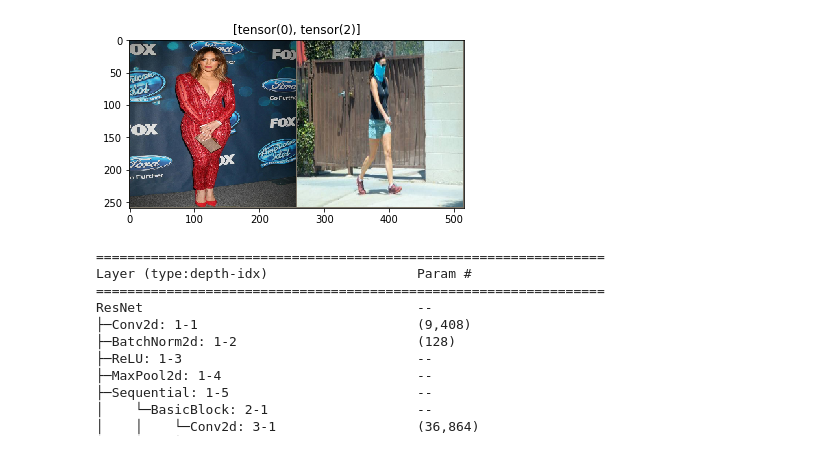
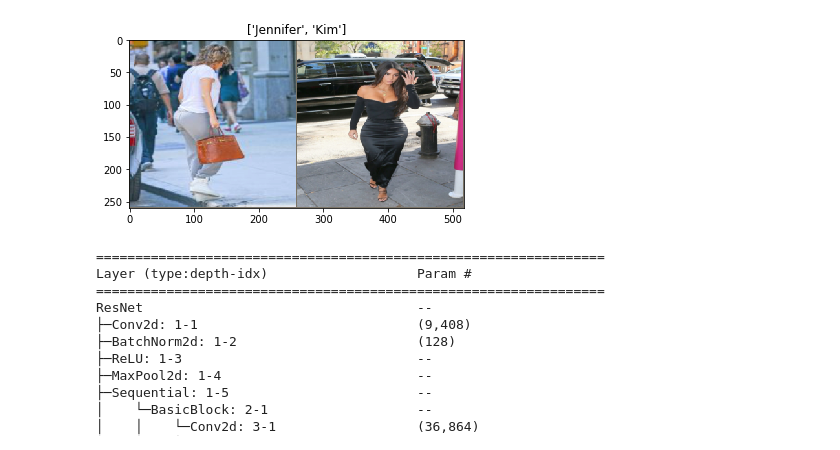
Before and after one commit to AdamClarkStandke/Transfer-Learining, a Jupyter notebook: TransferLearning.ipynb, the cells around one changed output. Cells and saved outputs as stored; diff of their text form; code cells hidden in the pictures.

```diff
--- a/TransferLearning.ipynb
+++ b/TransferLearning.ipynb
@@ -37,5 +22,4 @@ from PIL import Image
 import matplotlib.pyplot as plt
 import time
 # %%
-img_dir = "/mnt/chromeos/GoogleDrive/MyDrive/Datasets/models/images/"
-target = "/mnt/chromeos/GoogleDrive/MyDrive/Datasets/models/labels.txt"
+data_dir = "/mnt/chromeos/GoogleDrive/MyDrive/Datasets/models/images/"
@@ -77,25 +26,51 @@ load = torch.utils.data.DataLoader(image_datasets, batch_size=2, shuffle=True)
+# %%
+data_transforms = {
+    'train': transforms.Compose([
+        transforms.Resize([256,256]),
+        transforms.RandomHorizontalFlip(),
+        transforms.ToTensor(),
+        transforms.Normalize([0.485, 0.456, 0.406], [0.229, 0.224, 0.225])
+    ]),
+    'val': transforms.Compose([
+        transforms.Resize(256),
+        transforms.CenterCrop(224),
+        transforms.ToTensor(),
+        transforms.Normalize([0.485, 0.456, 0.406], [0.229, 0.224, 0.225])
+    ]),
+}
+
+
+image_datasets = {x: datasets.ImageFolder(os.path.join(data_dir, x),
+                                          data_transforms[x])
+                  for x in ['train', 'val']}
+dataloaders = {x: torch.utils.data.DataLoader(image_datasets[x], batch_size=2,
+                                             shuffle=True, num_workers=2)
+              for x in ['train', 'val']}
+dataset_sizes = {x: len(image_datasets[x]) for x in ['train', 'val']}
+class_names = image_datasets['train'].classes
 # %%
 def imshow(inp, title=None):
     """Imshow for Tensor."""
     inp = inp.numpy().transpose((1, 2, 0))
     mean = np.array([0.485, 0.456, 0.406])
     std = np.array([0.229, 0.224, 0.225])
     inp = std * inp + mean
     inp = np.clip(inp, 0, 1)
     plt.imshow(inp)
     if title is not None:
         plt.title(title)
     plt.pause(0.001)  # pause a bit so that plots are updated
 
 
 # Get a batch of training data
-inputs, classes = next(iter(load))
+inputs, classes = next(iter(dataloaders['train']))
 
 
 # Make a grid from batch
 out = torchvision.utils.make_grid(inputs)
 
-imshow(out, title=[x for x in classes])
+
+imshow(out, title=[class_names[x] for x in classes])
 # %% [output]
-[figure, old version]
+[figure, new version]
 # %%
```
Also changed, not shown: parts of 11 cells of this notebook, 1 other file.
